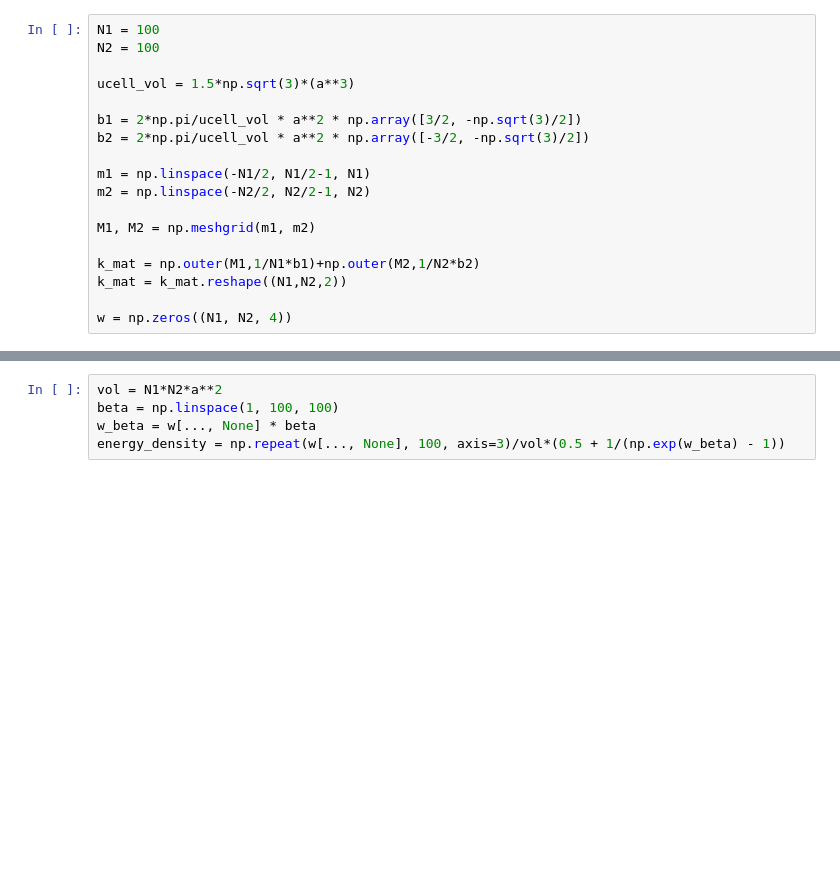
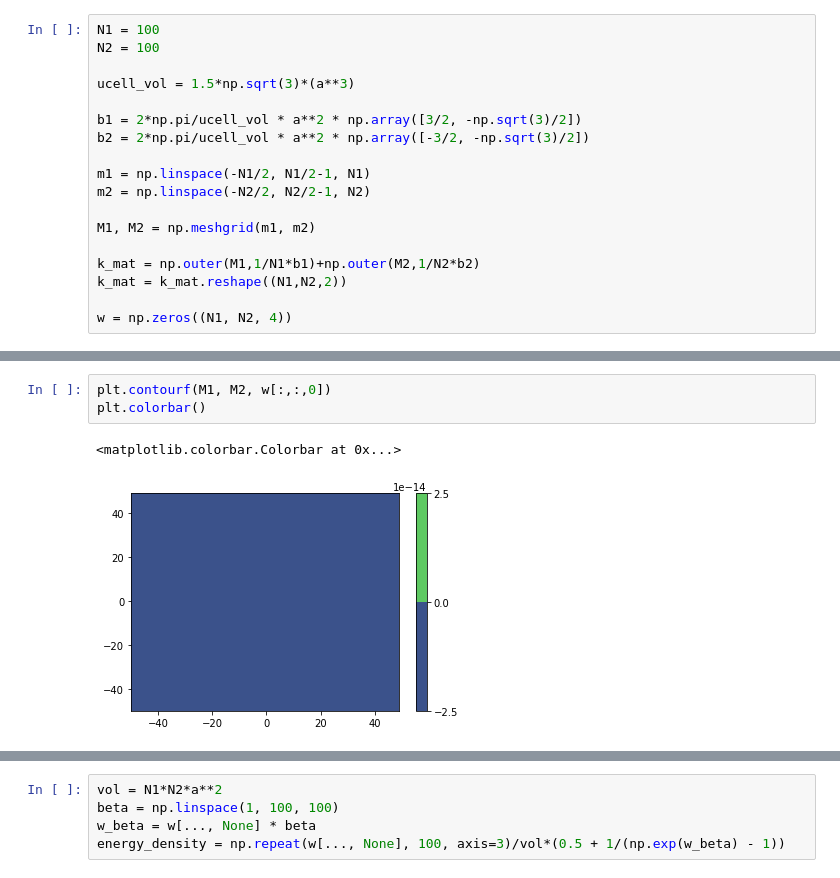
Before and after one commit to FlipperCoin/solid-state, a Jupyter notebook: hw3/hw3.ipynb, the cells around one changed output, grey strips where cells are left out. Cells and saved outputs as stored; diff of their text form; blank space fills up the shorter version.

```diff
--- a/hw3/hw3.ipynb
+++ b/hw3/hw3.ipynb
@@ -71,0 +80,6 @@ for i in range(k_mat.shape[0]):
+# %%
+plt.contourf(M1, M2, w[:,:,0])
+plt.colorbar()
+# %% [output]
+<matplotlib.colorbar.Colorbar at 0x...>
+[figure, added]
```
Also changed, not shown: parts of 21 cells of this notebook, 1 other file.
